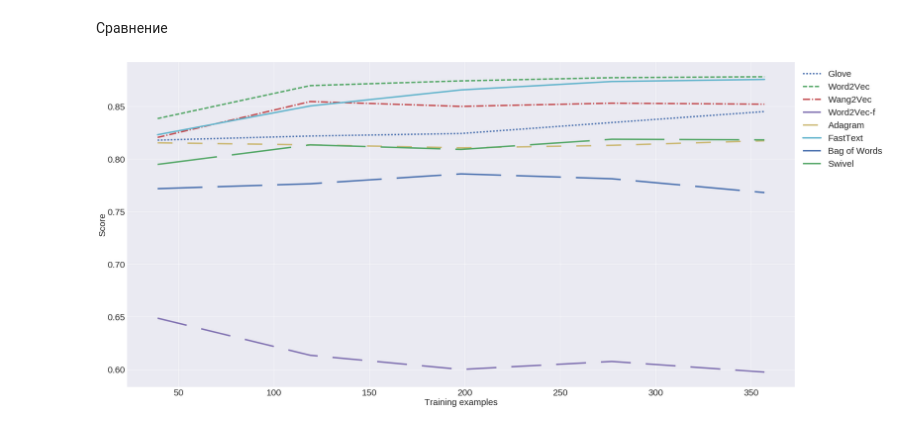
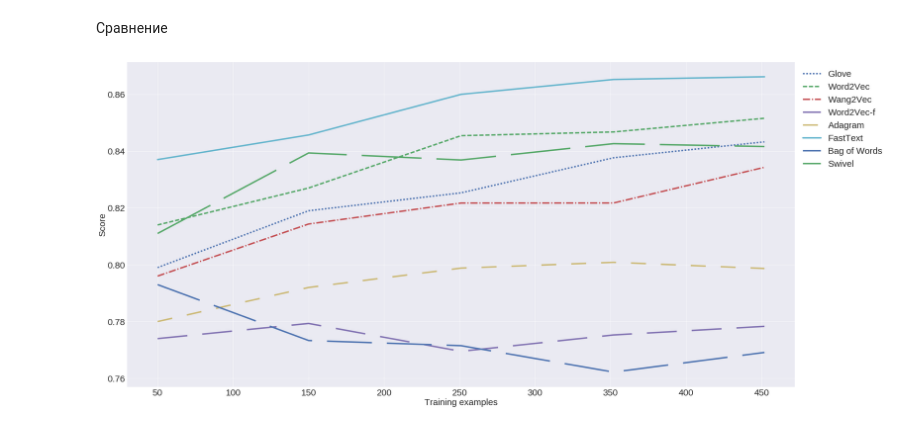
Before and after one commit to bakarov/2ch2vec, a Jupyter notebook: 2ch_supervised_algorithm.ipynb, the cells around one changed output. Saved outputs shown, nothing was run; the diff lists cells and outputs as text; code cells hidden in the pictures.

```diff
--- a/2ch_supervised_algorithm.ipynb
+++ b/2ch_supervised_algorithm.ipynb
@@ -146,23 +148,23 @@ for i, m in df.iterrows():
 # %%
 w2vf_vectors = np.zeros(shape=(len(df),50), dtype='float32')
 
-for i, m in df.iterrows():
-    w2vf_vectors[i] = vectorize_message(m['text'], 'word2vecf', 50, w2vf_vocab)
+for i, m in df_unl.iterrows():
+    w2vf_vectors[i] = vectorize_message(m['comment'] + m['reference'], 'word2vecf', 50, w2vf_vocab)
 # %%
 ft_vectors = np.zeros(shape=(len(df),100), dtype='float32')
 
 for i, m in df.iterrows():
-    ft_vectors[i] = vectorize_message(m['text'], 'fasttext', 100, ft_vocab)
+    ft_vectors[i] = vectorize_message(m['comment'] + m['reference'], 'fasttext', 100, ft_vocab)
 # %%
 bow_vectors = np.zeros(shape=(len(df),1), dtype='float32')
 
 for i, m in df.iterrows():
-    bow_vectors[i] = vectorize_message(m['text'], 'bow', 1, bow)
+    bow_vectors[i] = vectorize_message(m['comment'] + m['reference'], 'bow', 1, bow)
 # %%
 swivel_vectors = np.zeros(shape=(len(df), 300), dtype='float32')
 
 for i, m in df.iterrows():
-    swivel_vectors[i] = vectorize_message(m['text'], 'swivel', 300, swivel_vocab)
+    swivel_vectors[i] = vectorize_message(m['comment'] + m['reference'], 'swivel', 300, swivel_vocab)
 # %% [markdown]
 Сравнение
 # %%
@@ -178,28 +180,28 @@ def set_plt_params():
 # %%
 set_plt_params()
 
 for X, name, lstyle in [(glove_vectors, 'Glove', 'dotted'),
                 (word2vec_vectors, 'Word2Vec', 'dashed'),
                 (wang2vec_vectors, 'Wang2Vec', 'dashdot'),
                 (w2vf_vectors, 'Word2Vec-f',  (0, (20,10))),
                 (adagram_vectors, 'Adagram', (0,(10,10))),
                 (ft_vectors, 'FastText','solid'),
                 (bow_vectors, 'Bag of Words',(0,(30,10))),
                 (swivel_vectors, 'Swivel',(0,(40,10))),
                 ]:
     #estimator = SVC(C = 0.01, kernel = 'linear')
     estimator = KNeighborsClassifier(n_neighbors = 3)
-    cv = ShuffleSplit(n_splits=10, test_size=0.1, random_state=0)
+    cv = ShuffleSplit(n_splits=20, test_size=0.1, random_state=0)
     train_sizes=np.linspace(0.1, 0.9, 5)
     train_sizes, train_scores, test_scores = learning_curve(estimator, X, Y, cv=cv, train_sizes=train_sizes)
     train_scores_mean = np.mean(train_scores, axis=1)
     train_scores_std = np.std(train_scores, axis=1)
     test_scores_mean = np.mean(test_scores, axis=1)
     test_scores_std = np.std(test_scores, axis=1)
     plt.plot(train_sizes, train_scores_mean, label=name, linewidth=5, linestyle=lstyle)
 
 plt.legend(loc="upper left", bbox_to_anchor=(1,1), prop={'size':30})
-#plt.savefig('classifiers.png', bbox_inches='tight')
+plt.savefig('classifiers.png', bbox_inches='tight')
 plt.show()
 # %% [output]
-[figure, old version]
+[figure, new version]
```
Also changed, not shown: parts of 16 cells of this notebook, 1 other file.
